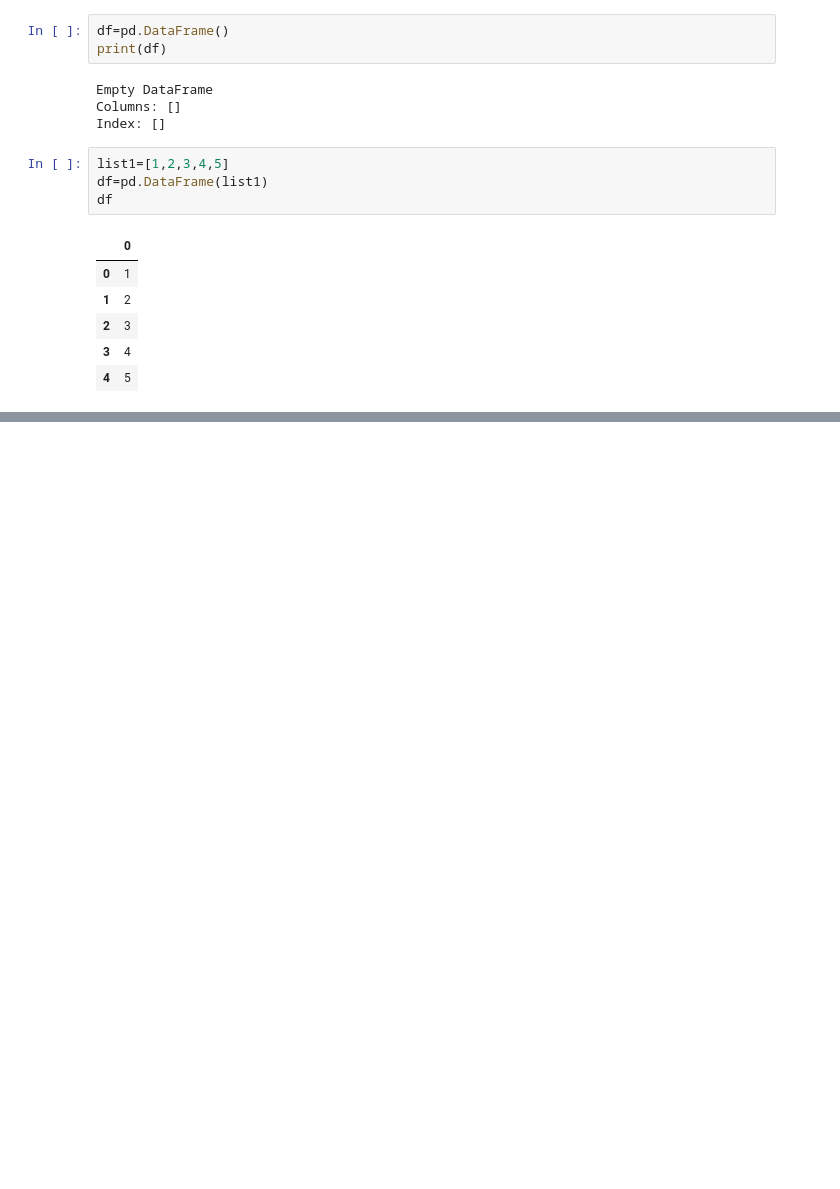
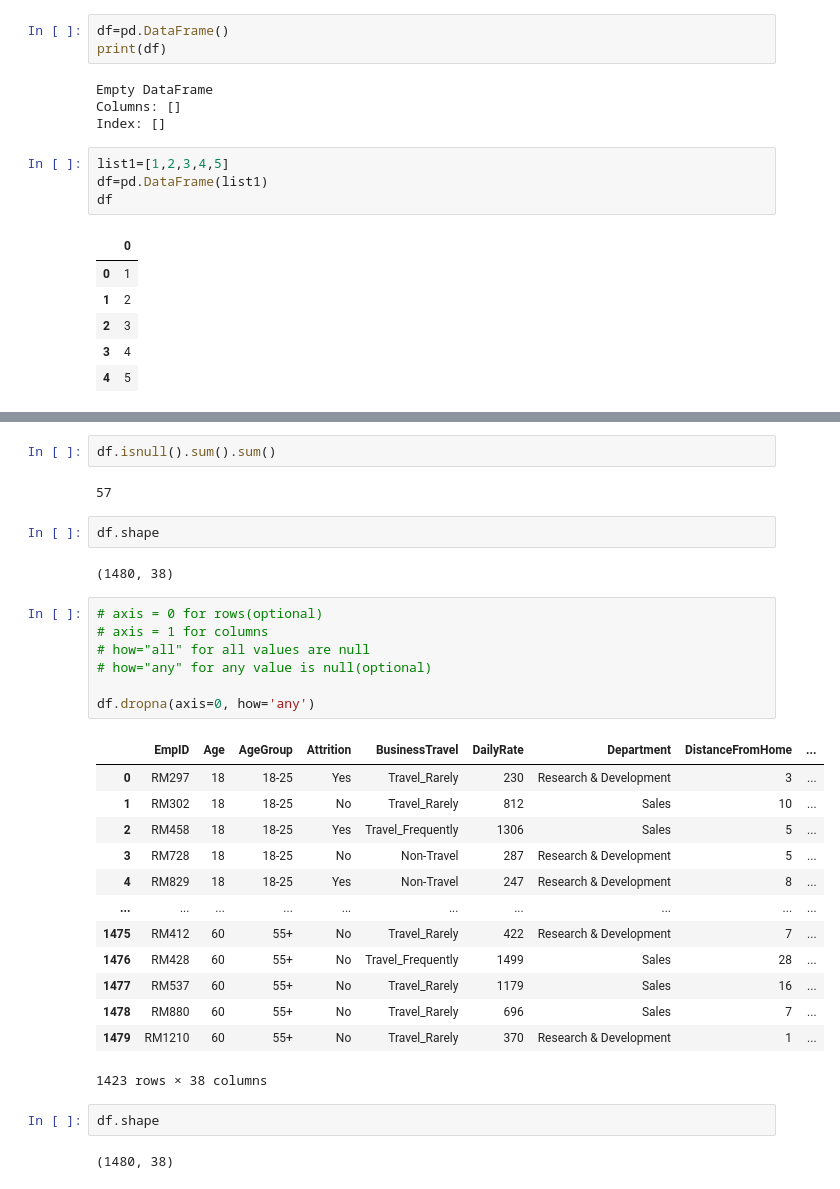
Before and after one commit to tusharmaurya267/Python_basic, a Jupyter notebook: pandas.ipynb, the cells around one changed output, grey strips where cells are left out. Saved outputs shown, nothing was run; the diff lists cells and outputs as text; blank space fills up the shorter version.

```diff
--- a/pandas.ipynb
+++ b/pandas.ipynb
@@ -98,0 +236,33 @@ df
+# %%
+df.isnull().sum().sum()
+# %% [output]
+57
+# %%
+df.shape
+# %% [output]
+(1480, 38)
+# %%
+# axis = 0 for rows(optional)
+# axis = 1 for columns
+# how="all" for all values are null
+# how="any" for any value is null(optional)
+
+df.dropna(axis=0, how='any')
+# %% [output]
+|  | EmpID | Age | AgeGroup | Attrition | BusinessTravel | DailyRate | Department | DistanceFromHome | ... |
+| 0 | RM297 | 18 | 18-25 | Yes | Travel_Rarely | 230 | Research & Development | 3 | ... |
+| 1 | RM302 | 18 | 18-25 | No | Travel_Rarely | 812 | Sales | 10 | ... |
+| 2 | RM458 | 18 | 18-25 | Yes | Travel_Frequently | 1306 | Sales | 5 | ... |
+| 3 | RM728 | 18 | 18-25 | No | Non-Travel | 287 | Research & Development | 5 | ... |
+| 4 | RM829 | 18 | 18-25 | Yes | Non-Travel | 247 | Research & Development | 8 | ... |
+| ... | ... | ... | ... | ... | ... | ... | ... | ... | ... |
+| 1475 | RM412 | 60 | 55+ | No | Travel_Rarely | 422 | Research & Development | 7 | ... |
+| 1476 | RM428 | 60 | 55+ | No | Travel_Frequently | 1499 | Sales | 28 | ... |
+| 1477 | RM537 | 60 | 55+ | No | Travel_Rarely | 1179 | Sales | 16 | ... |
+| 1478 | RM880 | 60 | 55+ | No | Travel_Rarely | 696 | Sales | 7 | ... |
+| 1479 | RM1210 | 60 | 55+ | No | Travel_Rarely | 370 | Research & Development | 1 | ... |
+1423 rows × 38 columns
+# %%
+df.shape
+# %% [output]
+(1480, 38)
```
Also changed, not shown: parts of 26 cells of this notebook.
